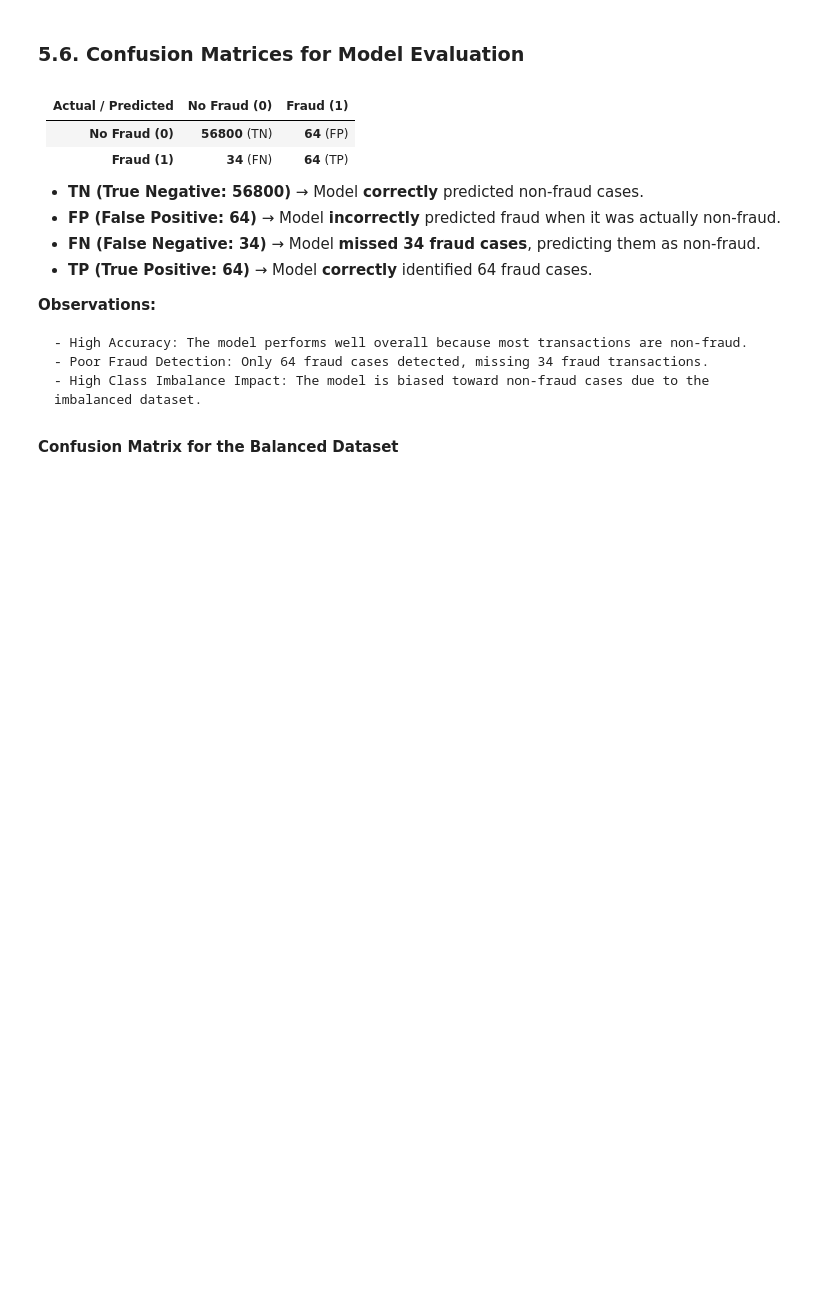
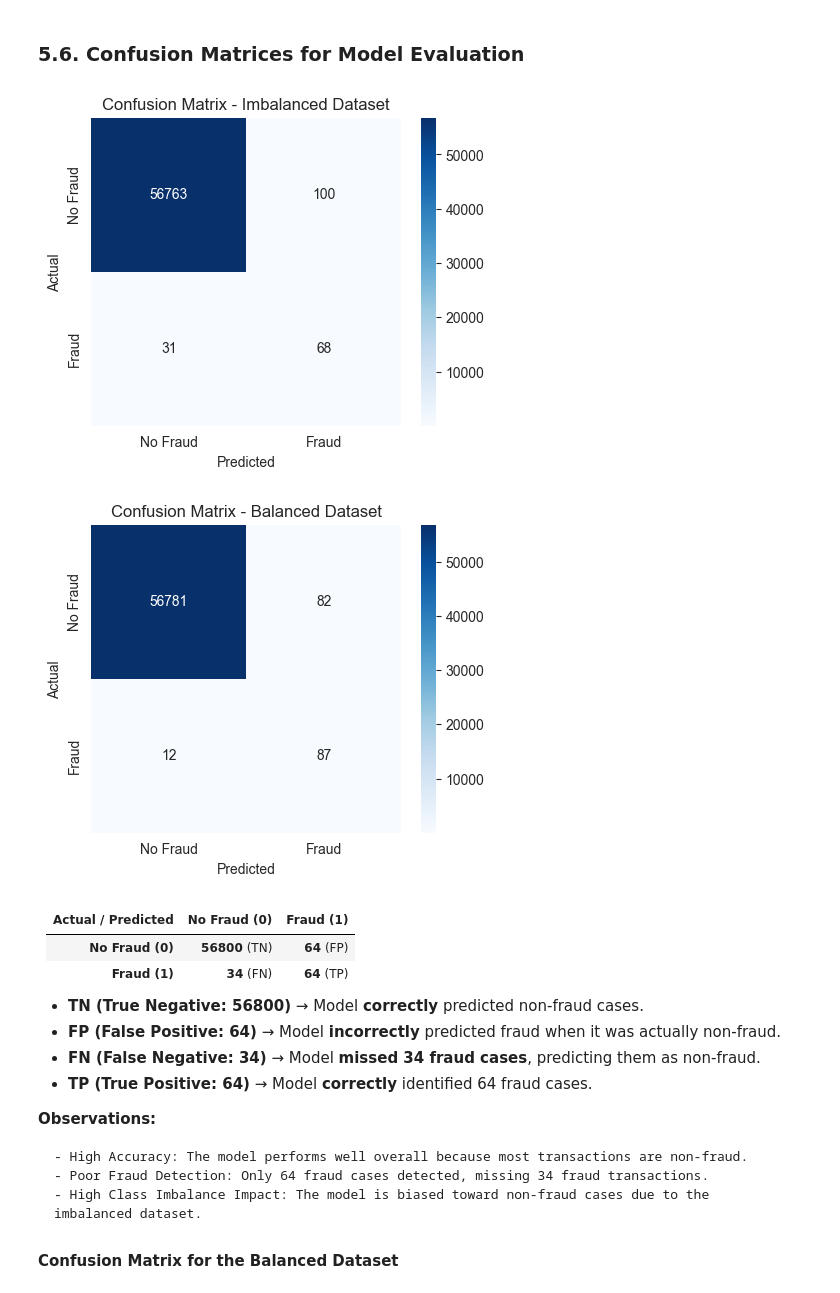
Before and after one commit to guyreuveni33/Tabular-Data-Science-Final-Research-Project, a Jupyter notebook: 21_2_2025_13 (2) (1) (1) (1).ipynb, the cells around one changed output. Saved outputs shown, nothing was run; the diff lists cells and outputs as text; code cells hidden in the pictures; blank space fills up the shorter version.

```diff
--- a/21_2_2025_13 (2) (1) (1) (1).ipynb
+++ b/21_2_2025_13 (2) (1) (1) (1).ipynb
@@ -1168,18 +1251,21 @@ weighted avg       0.99      0.99      0.99     17116
 # %%
 def plot_confusion_matrix(y_true, y_pred, title):
     cm = confusion_matrix(y_true, y_pred)
     plt.figure(figsize=(5, 4))
     sns.heatmap(cm, annot=True, fmt="d", cmap="Blues", xticklabels=["No Fraud", "Fraud"], yticklabels=["No Fraud", "Fraud"])
     plt.xlabel("Predicted")
     plt.ylabel("Actual")
     plt.title(title)
     plt.show()
 
 # Confusion matrix for the imbalanced model
 plot_confusion_matrix(y_test, y_pred_lgb, "Confusion Matrix - Imbalanced Dataset")
 
 # Confusion matrix for the balanced model
-plot_confusion_matrix(y_test_bal, y_pred_bal_lgb, "Confusion Matrix - Balanced Dataset")
+plot_confusion_matrix(y_test, y_pred_bal_lgb, "Confusion Matrix - Balanced Dataset")
+# %% [output]
+[figure, added]
+[figure, added]
 # %% [markdown]
 
 | **Actual / Predicted** | **No Fraud (0)** | **Fraud (1)** |
```
Also changed, not shown: parts of 36 cells of this notebook.
